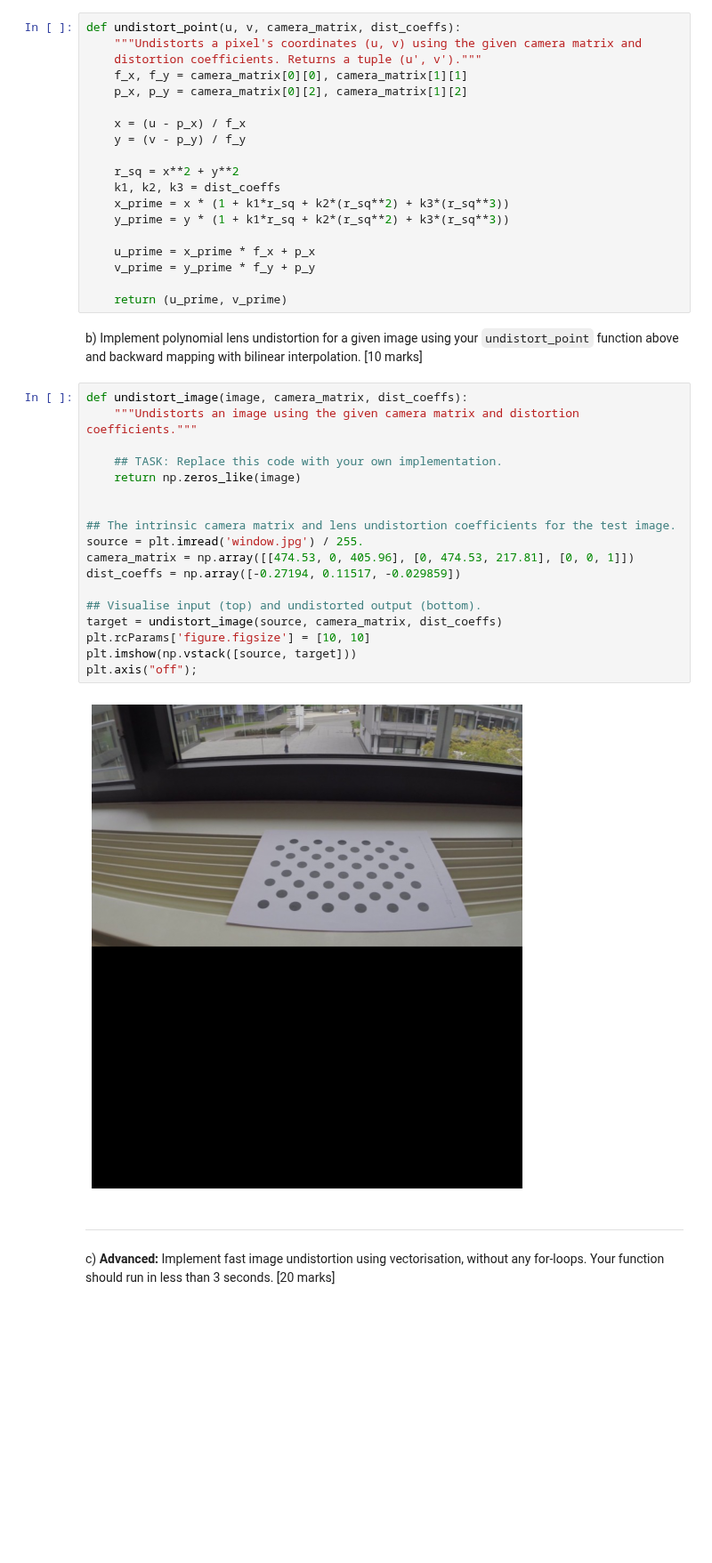
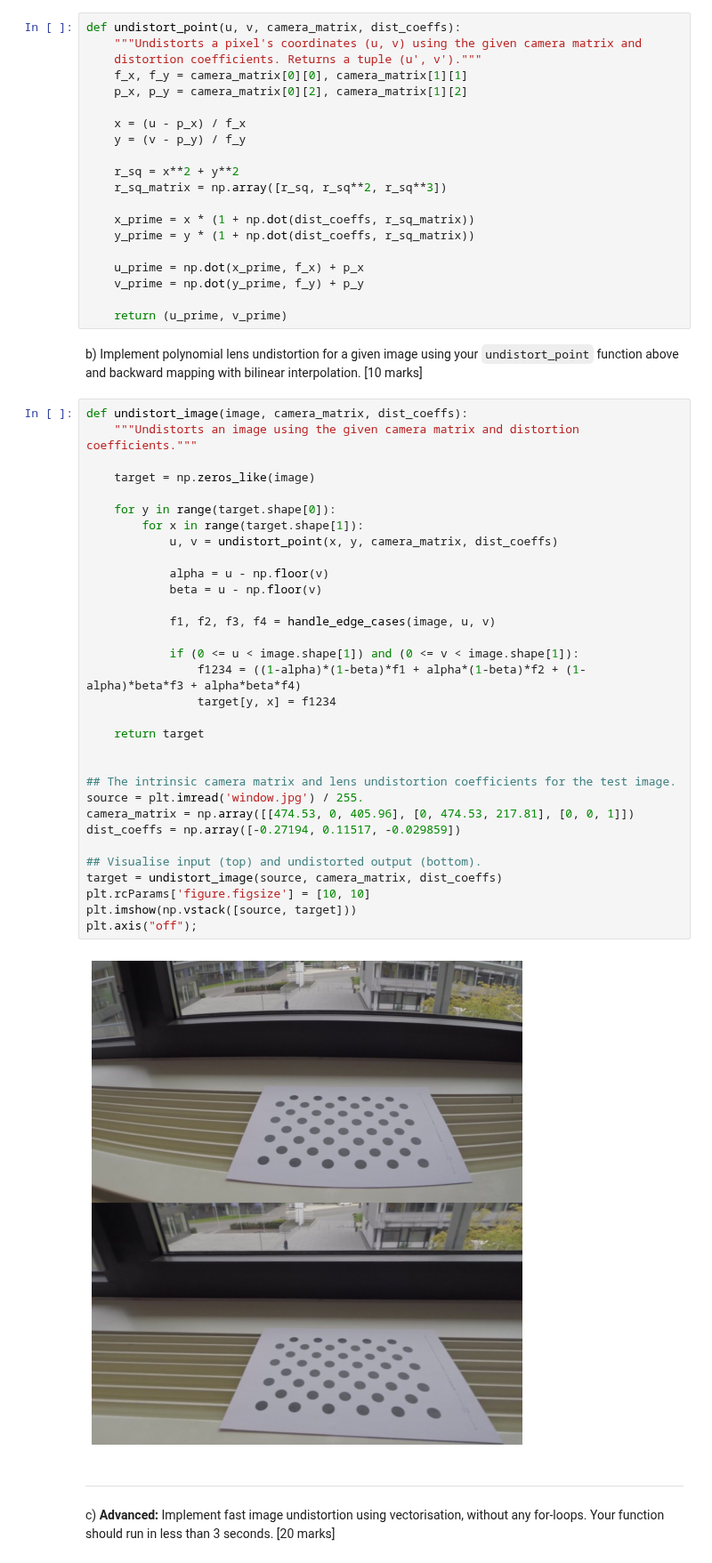
Before and after one commit to alex-silcock/CM20219-visual-computing, a Jupyter notebook: Image Warping Lab.ipynb, the cells around one changed output. Shown at 89% size. Cells and saved outputs as stored; diff of their text form; blank space fills up the shorter version.

Commit message:
Lens undistortion a and b complete with for loops

```diff
--- a/Image Warping Lab.ipynb
+++ b/Image Warping Lab.ipynb
@@ -233,12 +233,13 @@ def undistort_point(u, v, camera_matrix, dist_coeffs):
     y = (v - p_y) / f_y
 
     r_sq = x**2 + y**2
-    k1, k2, k3 = dist_coeffs
-    x_prime = x * (1 + k1*r_sq + k2*(r_sq**2) + k3*(r_sq**3))
-    y_prime = y * (1 + k1*r_sq + k2*(r_sq**2) + k3*(r_sq**3))
+    r_sq_matrix = np.array([r_sq, r_sq**2, r_sq**3])
 
-    u_prime = x_prime * f_x + p_x
-    v_prime = y_prime * f_y + p_y
+    x_prime = x * (1 + np.dot(dist_coeffs, r_sq_matrix))
+    y_prime = y * (1 + np.dot(dist_coeffs, r_sq_matrix))
+
+    u_prime = np.dot(x_prime, f_x) + p_x
+    v_prime = np.dot(y_prime, f_y) + p_y
 
     return (u_prime, v_prime)
 # %% [markdown]
@@ -246,23 +247,37 @@ b) Implement polynomial lens undistortion for a given image using your `undistor
 # %%
 def undistort_image(image, camera_matrix, dist_coeffs):
     """Undistorts an image using the given camera matrix and distortion coefficients."""
 
-    ## TASK: Replace this code with your own implementation.
-    return np.zeros_like(image)
+    target = np.zeros_like(image)
+
+    for y in range(target.shape[0]):
+        for x in range(target.shape[1]):
+            u, v = undistort_point(x, y, camera_matrix, dist_coeffs)
+
+            alpha = u - np.floor(v)
+            beta = u - np.floor(v)
+
+            f1, f2, f3, f4 = handle_edge_cases(image, u, v)
+
+            if (0 <= u < image.shape[1]) and (0 <= v < image.shape[1]):
+                f1234 = ((1-alpha)*(1-beta)*f1 + alpha*(1-beta)*f2 + (1-alpha)*beta*f3 + alpha*beta*f4)
+                target[y, x] = f1234
+
+    return target
 
 
 ## The intrinsic camera matrix and lens undistortion coefficients for the test image.
 source = plt.imread('window.jpg') / 255.
 camera_matrix = np.array([[474.53, 0, 405.96], [0, 474.53, 217.81], [0, 0, 1]])
 dist_coeffs = np.array([-0.27194, 0.11517, -0.029859])
 
 ## Visualise input (top) and undistorted output (bottom).
 target = undistort_image(source, camera_matrix, dist_coeffs)
 plt.rcParams['figure.figsize'] = [10, 10]
 plt.imshow(np.vstack([source, target]))
 plt.axis("off");
 # %% [output]
-[figure, old version]
+[figure, new version]
 # %% [markdown]
 ----
 c) **Advanced:** Implement fast image undistortion using vectorisation, without any for-loops. Your function should run in less than 3 seconds. [20 marks]
```
Also changed, not shown: parts of 1 cell of this notebook.
